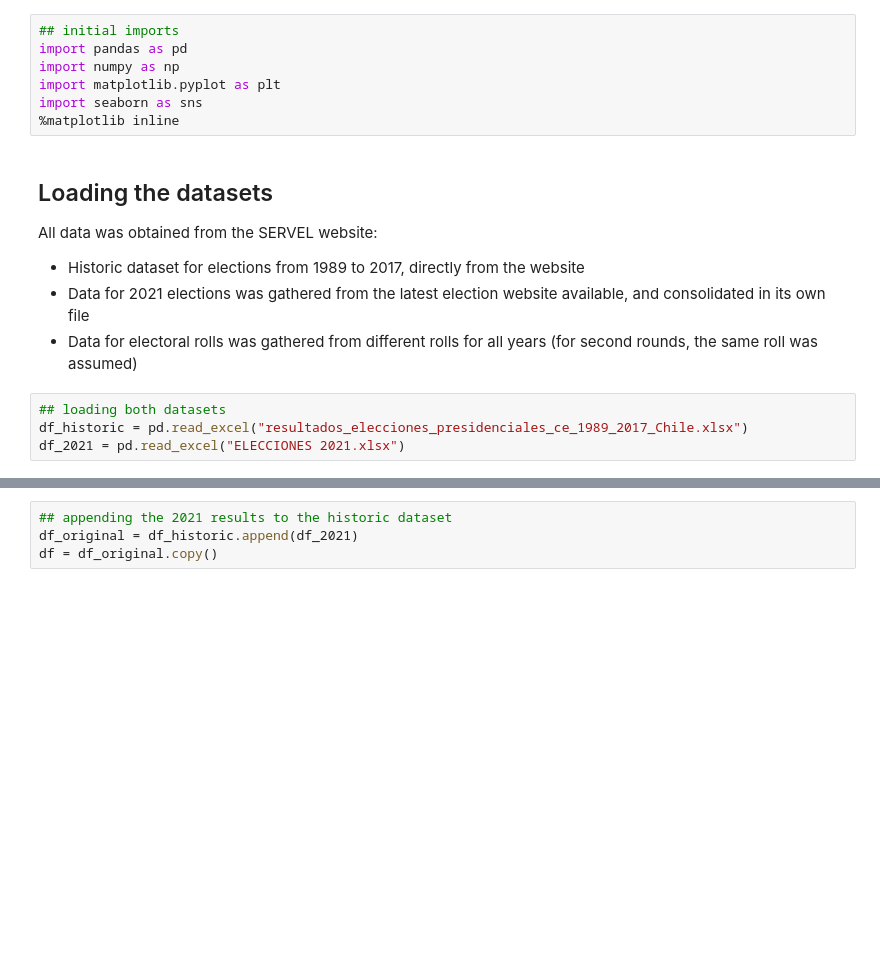
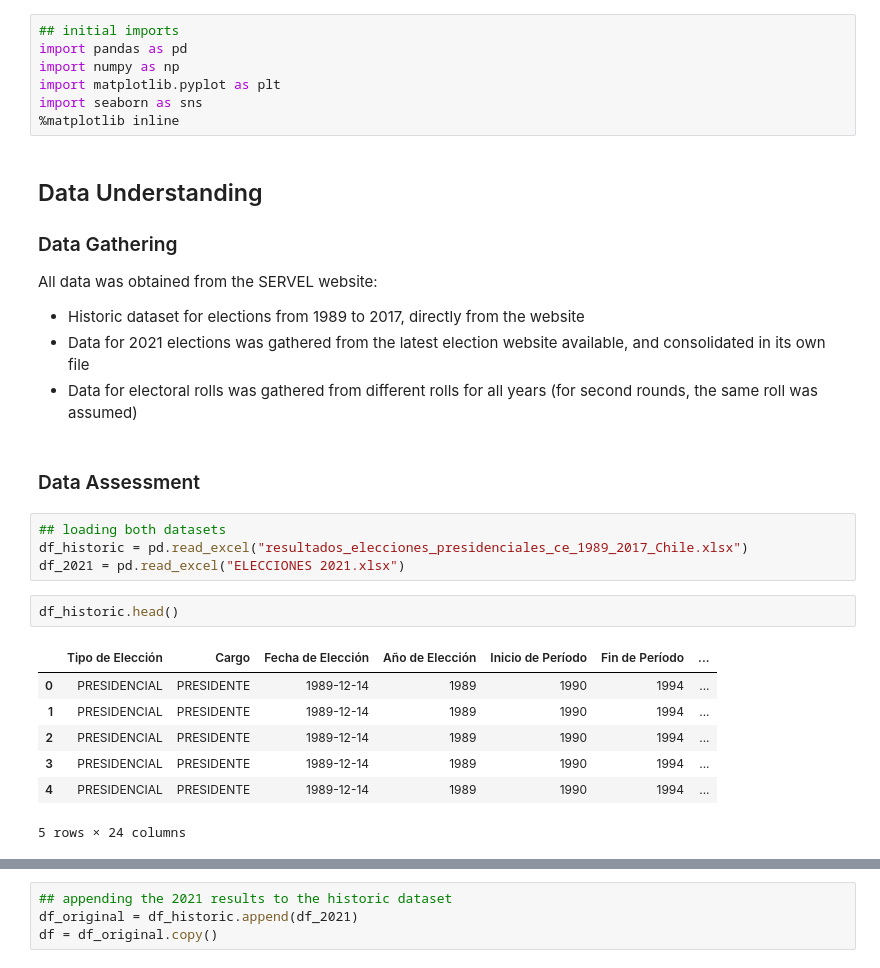
Before and after one commit to lona9/ND-Project-1, a Jupyter notebook: Write a Data Science Blog Post Project.ipynb, the cells around one changed output, grey strips where cells are left out. Drawn from its saved outputs; the diff is of its cells as text; blank space fills up the shorter version.

```diff
--- a/Write a Data Science Blog Post Project.ipynb
+++ b/Write a Data Science Blog Post Project.ipynb
@@ -19,13 +31,26 @@ import matplotlib.pyplot as plt
 import seaborn as sns
 %matplotlib inline
 # %% [markdown]
-<a id="loading"></a>
-## Loading the datasets
+<a id="understanding"></a>
+## Data Understanding
+### Data Gathering
 All data was obtained from the SERVEL website:
 - Historic dataset for elections from 1989 to 2017, directly from the website
 - Data for 2021 elections was gathered from the latest election website available, and consolidated in its own file
 - Data for electoral rolls was gathered from different rolls for all years (for second rounds, the same roll was assumed)
+# %% [markdown]
+### Data Assessment
 # %%
 ## loading both datasets
 df_historic = pd.read_excel("resultados_elecciones_presidenciales_ce_1989_2017_Chile.xlsx")
 df_2021 = pd.read_excel("ELECCIONES 2021.xlsx")
+# %%
+df_historic.head()
+# %% [output]
+|  | Tipo de Elección | Cargo | Fecha de Elección | Año de Elección | Inicio de Período | Fin de Período | ... |
+| 0 | PRESIDENCIAL | PRESIDENTE | 1989-12-14 | 1989 | 1990 | 1994 | ... |
+| 1 | PRESIDENCIAL | PRESIDENTE | 1989-12-14 | 1989 | 1990 | 1994 | ... |
+| 2 | PRESIDENCIAL | PRESIDENTE | 1989-12-14 | 1989 | 1990 | 1994 | ... |
+| 3 | PRESIDENCIAL | PRESIDENTE | 1989-12-14 | 1989 | 1990 | 1994 | ... |
+| 4 | PRESIDENCIAL | PRESIDENTE | 1989-12-14 | 1989 | 1990 | 1994 | ... |
+5 rows × 24 columns
```
Also changed, not shown: parts of 27 cells of this notebook.
